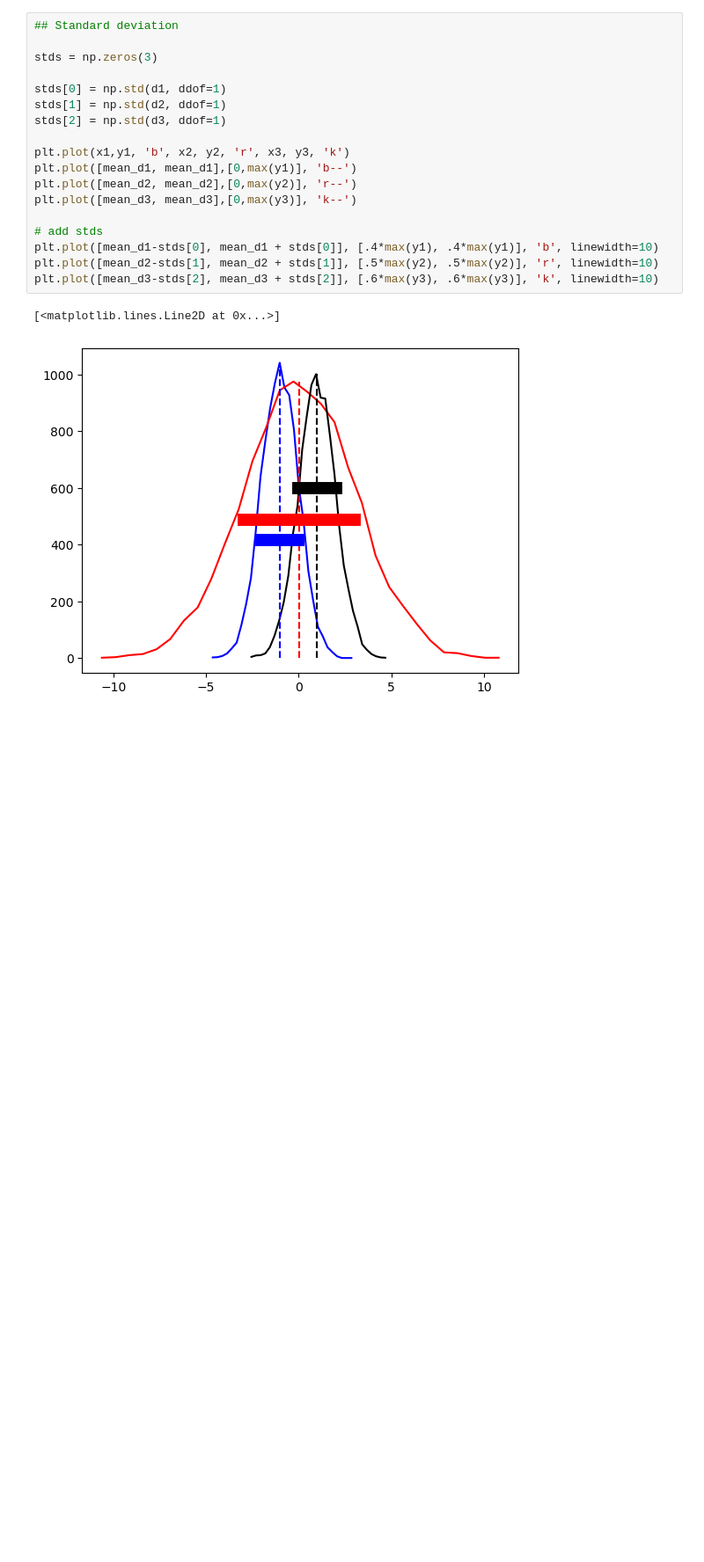
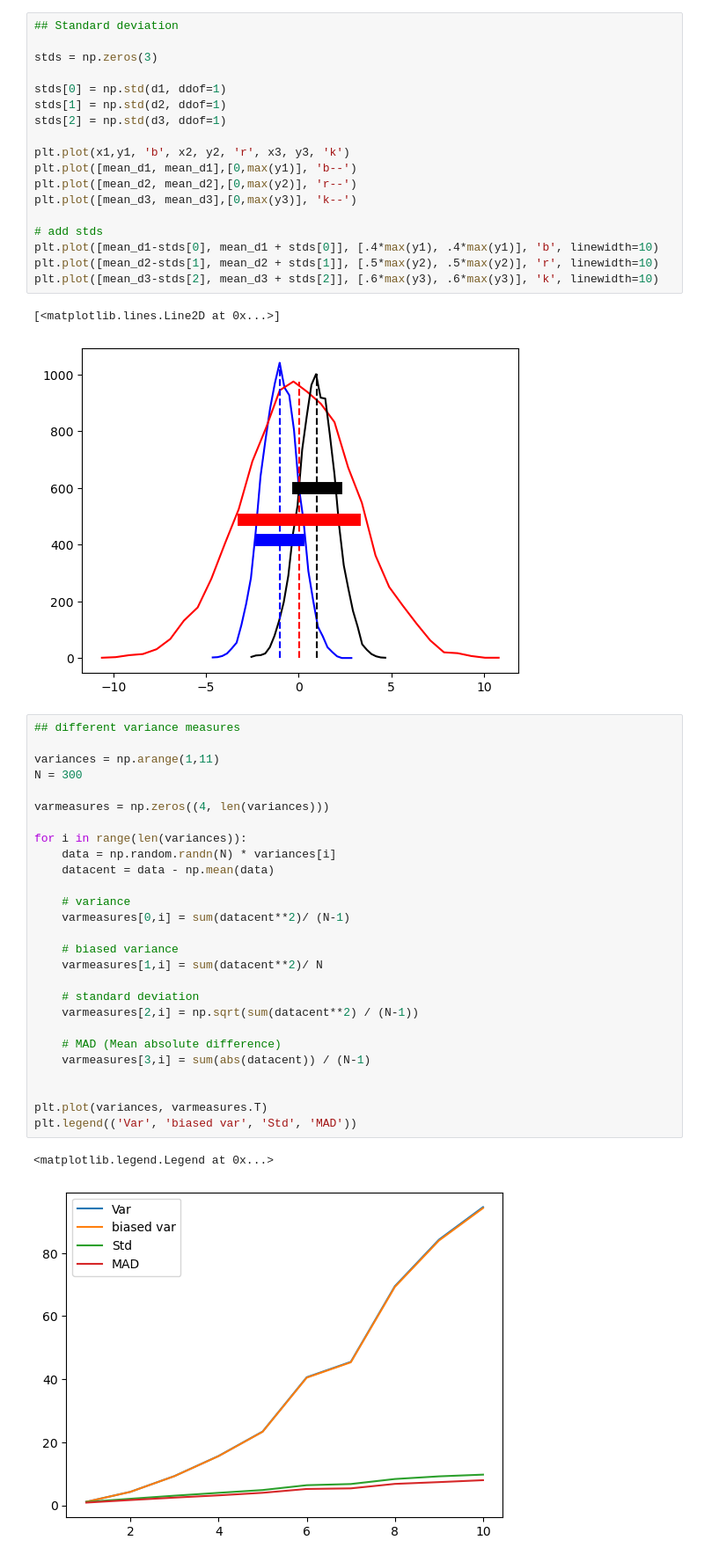
Before and after one commit to davidul/data-science, a Jupyter notebook: 03-statistics/04-dispersion.ipynb, the cells around one changed output. Shown at 88% size. Saved outputs shown, nothing was run; the diff lists cells and outputs as text; blank space fills up the shorter version.

```diff
--- a/03-statistics/04-dispersion.ipynb
+++ b/03-statistics/04-dispersion.ipynb
@@ -112,3 +112,33 @@ plt.plot([mean_d3-stds[2], mean_d3 + stds[2]], [.6*max(y3), .6*max(y3)], 'k', li
 # %% [output]
 [<matplotlib.lines.Line2D at 0x...>]
 [figure]
+# %%
+## different variance measures
+
+variances = np.arange(1,11)
+N = 300
+
+varmeasures = np.zeros((4, len(variances)))
+
+for i in range(len(variances)):
+    data = np.random.randn(N) * variances[i]
+    datacent = data - np.mean(data)
+
+    # variance
+    varmeasures[0,i] = sum(datacent**2)/ (N-1)
+
+    # biased variance
+    varmeasures[1,i] = sum(datacent**2)/ N
+
+    # standard deviation
+    varmeasures[2,i] = np.sqrt(sum(datacent**2) / (N-1))
+
+    # MAD (Mean absolute difference)
+    varmeasures[3,i] = sum(abs(datacent)) / (N-1)
+
+
+plt.plot(variances, varmeasures.T)
+plt.legend(('Var', 'biased var', 'Std', 'MAD'))
+# %% [output]
+<matplotlib.legend.Legend at 0x...>
+[figure, added]
```
Also changed, not shown: 4 other files.
